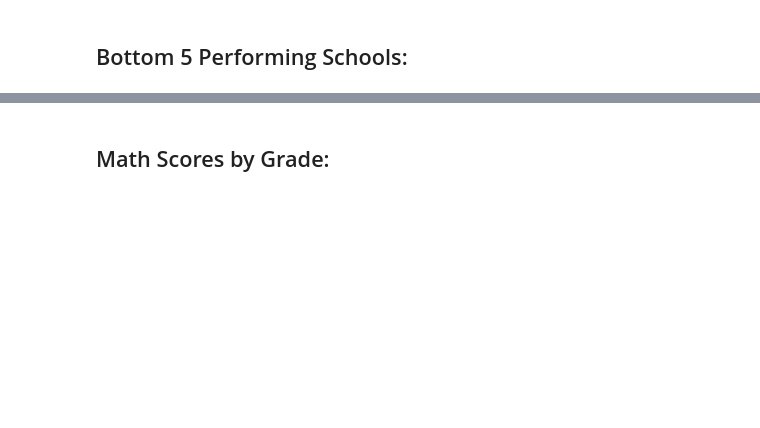
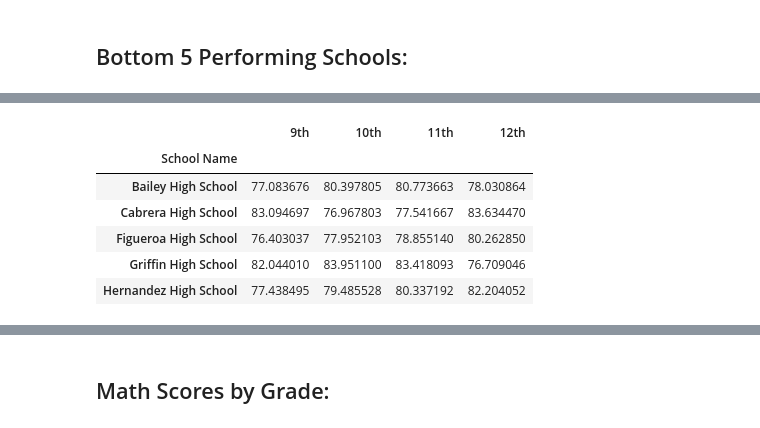
Before and after one commit to juliabrunett/pandas-challenge, a Jupyter notebook: PyCitySchools/PyCitySchools.ipynb, the cells around one changed output, grey strips where cells are left out. Cells and saved outputs as stored; diff of their text form; code cells hidden in the pictures; blank space fills up the shorter version.

```diff
--- a/PyCitySchools/PyCitySchools.ipynb
+++ b/PyCitySchools/PyCitySchools.ipynb
@@ -385,0 +437,14 @@ bottom_5_schools_df
+# %%
+df = pd.concat([ninth_grade_math, tenth_grade_math, eleventh_grade_math, twelfth_grade_math], axis=1)
+dropped_df = df.dropna(how="any")
+# %%
+df_grouped = dropped_df.groupby("School Name").mean()
+df_grouped.head()
+# %% [output]
+|  | 9th | 10th | 11th | 12th |
+| School Name |  |  |  |  |
+| Bailey High School | 77.083676 | 80.397805 | 80.773663 | 78.030864 |
+| Cabrera High School | 83.094697 | 76.967803 | 77.541667 | 83.634470 |
+| Figueroa High School | 76.403037 | 77.952103 | 78.855140 | 80.262850 |
+| Griffin High School | 82.044010 | 83.951100 | 83.418093 | 76.709046 |
+| Hernandez High School | 77.438495 | 79.485528 | 80.337192 | 82.204052 |
```
Also changed, not shown: parts of 21 cells of this notebook.
